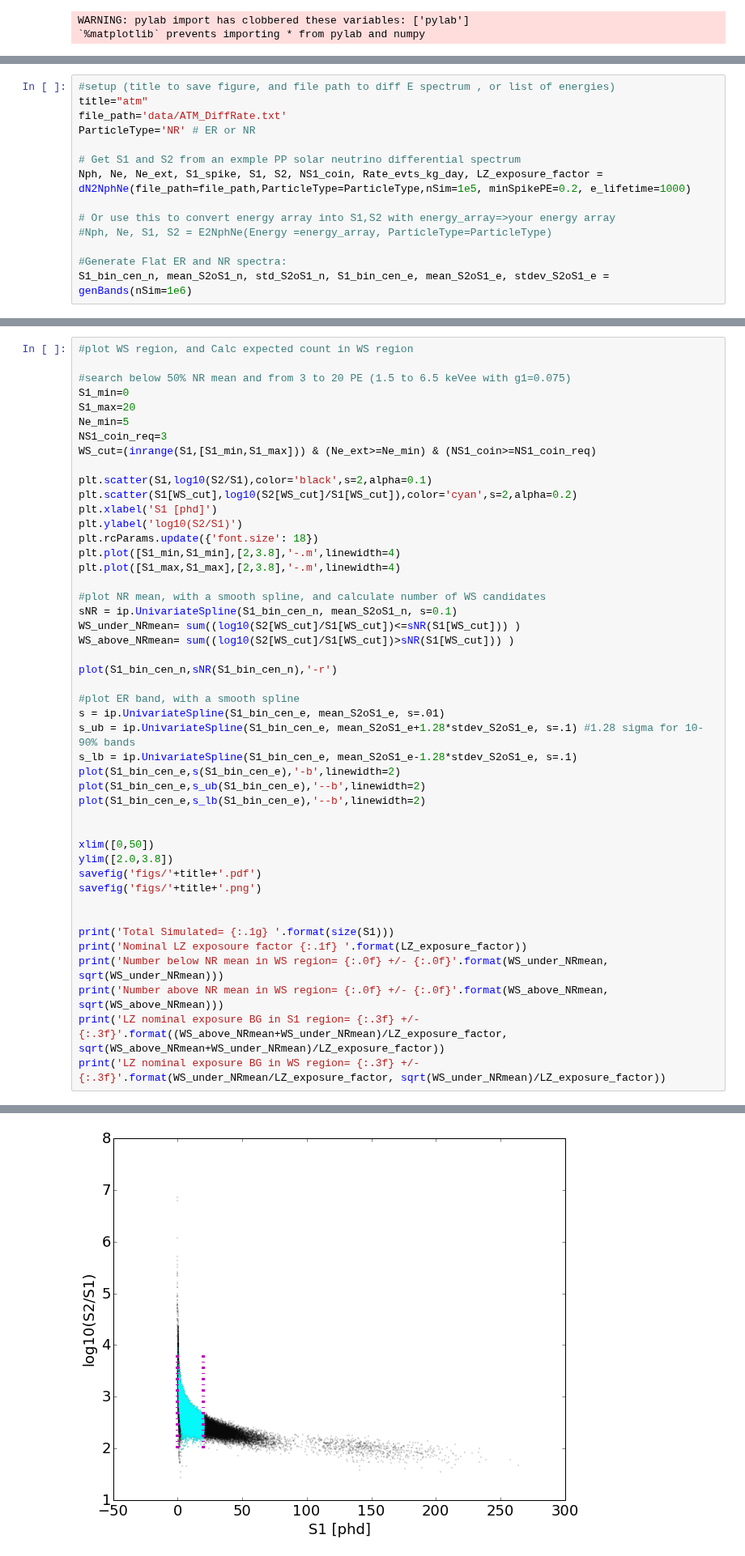
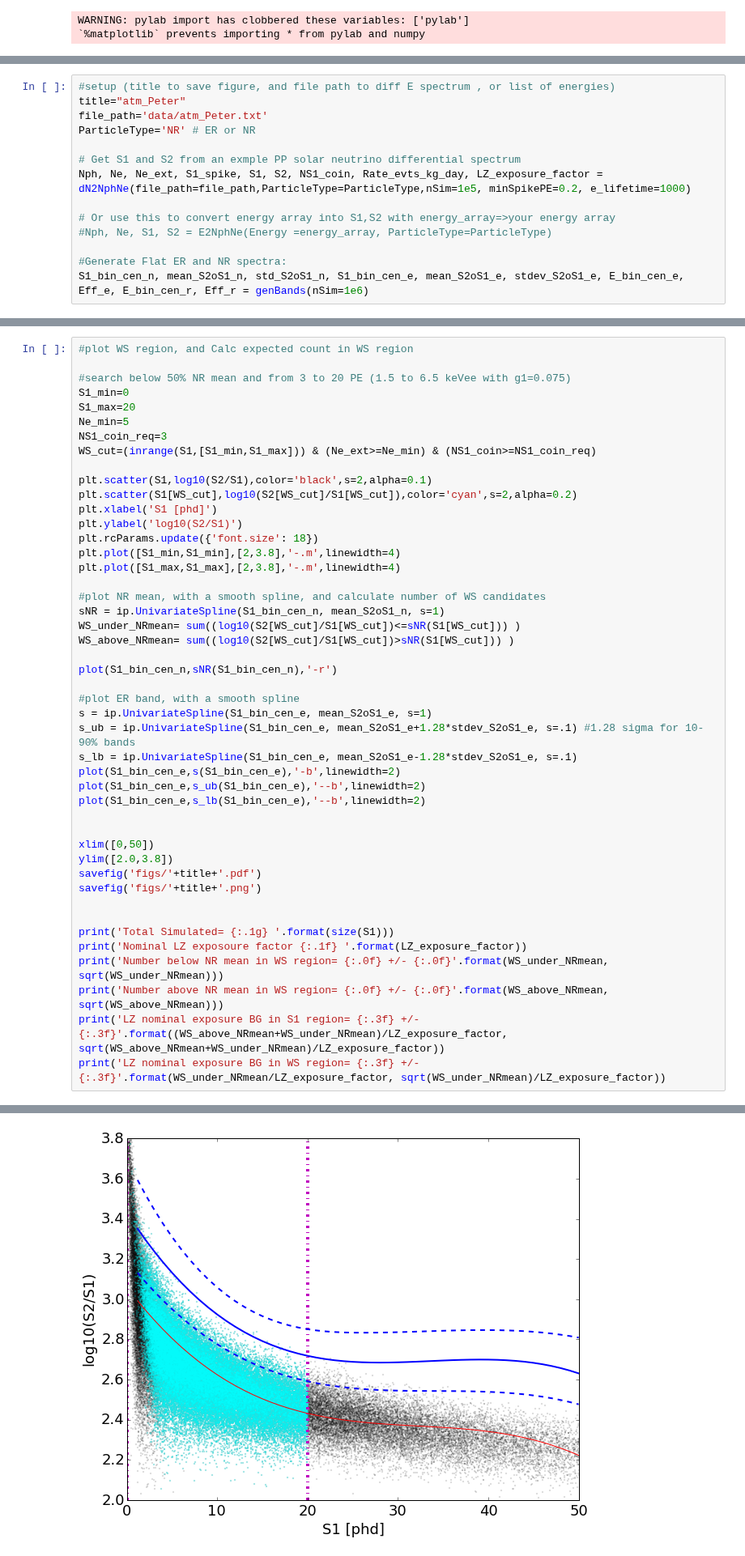
Before and after one commit to attdobi/iPyNb, a Jupyter notebook: PyNEST/LZ_S1S2_BG_Calc.ipynb, the cells around one changed output, grey strips where cells are left out. Shown at 81% size. Drawn from its saved outputs; the diff is of its cells as text.

```diff
--- a/PyNEST/LZ_S1S2_BG_Calc.ipynb
+++ b/PyNEST/LZ_S1S2_BG_Calc.ipynb
@@ -42,8 +42,8 @@ Functions loaded:
 </h4>
 # %%
 #setup (title to save figure, and file path to diff E spectrum , or list of energies)
-title="atm"
-file_path='data/ATM_DiffRate.txt'
+title="atm_Peter"
+file_path='data/atm_Peter.txt'
 ParticleType='NR' # ER or NR
 
 # Get S1 and S2 from an exmple PP solar neutrino differential spectrum
@@ -53,5 +53,5 @@ Nph, Ne, Ne_ext, S1_spike, S1, S2, NS1_coin, Rate_evts_kg_day, LZ_exposure_facto
 #Nph, Ne, S1, S2 = E2NphNe(Energy =energy_array, ParticleType=ParticleType)
 
 #Generate Flat ER and NR spectra:
-S1_bin_cen_n, mean_S2oS1_n, std_S2oS1_n, S1_bin_cen_e, mean_S2oS1_e, stdev_S2oS1_e = genBands(nSim=1e6)
+S1_bin_cen_n, mean_S2oS1_n, std_S2oS1_n, S1_bin_cen_e, mean_S2oS1_e, stdev_S2oS1_e, E_bin_cen_e, Eff_e, E_bin_cen_r, Eff_r = genBands(nSim=1e6)
 # %% [output]
@@ -83,14 +79,14 @@ plt.plot([S1_min,S1_min],[2,3.8],'-.m',linewidth=4)
 plt.plot([S1_max,S1_max],[2,3.8],'-.m',linewidth=4)
 
 #plot NR mean, with a smooth spline, and calculate number of WS candidates
-sNR = ip.UnivariateSpline(S1_bin_cen_n, mean_S2oS1_n, s=0.1)
+sNR = ip.UnivariateSpline(S1_bin_cen_n, mean_S2oS1_n, s=1)
 WS_under_NRmean= sum((log10(S2[WS_cut]/S1[WS_cut])<=sNR(S1[WS_cut])) )
 WS_above_NRmean= sum((log10(S2[WS_cut]/S1[WS_cut])>sNR(S1[WS_cut])) )
 
 plot(S1_bin_cen_n,sNR(S1_bin_cen_n),'-r')
 
 #plot ER band, with a smooth spline
-s = ip.UnivariateSpline(S1_bin_cen_e, mean_S2oS1_e, s=.01)
+s = ip.UnivariateSpline(S1_bin_cen_e, mean_S2oS1_e, s=1)
 s_ub = ip.UnivariateSpline(S1_bin_cen_e, mean_S2oS1_e+1.28*stdev_S2oS1_e, s=.1) #1.28 sigma for 10-90% bands
 s_lb = ip.UnivariateSpline(S1_bin_cen_e, mean_S2oS1_e-1.28*stdev_S2oS1_e, s=.1)
 plot(S1_bin_cen_e,s(S1_bin_cen_e),'-b',linewidth=2)
@@ -115 +116 @@ error: (m>k) failed for hidden m: fpcurf0:m=1
-[figure, old version]
+[figure, new version]
```
Also changed, not shown: parts of 5 cells of this notebook, 59 other files.
